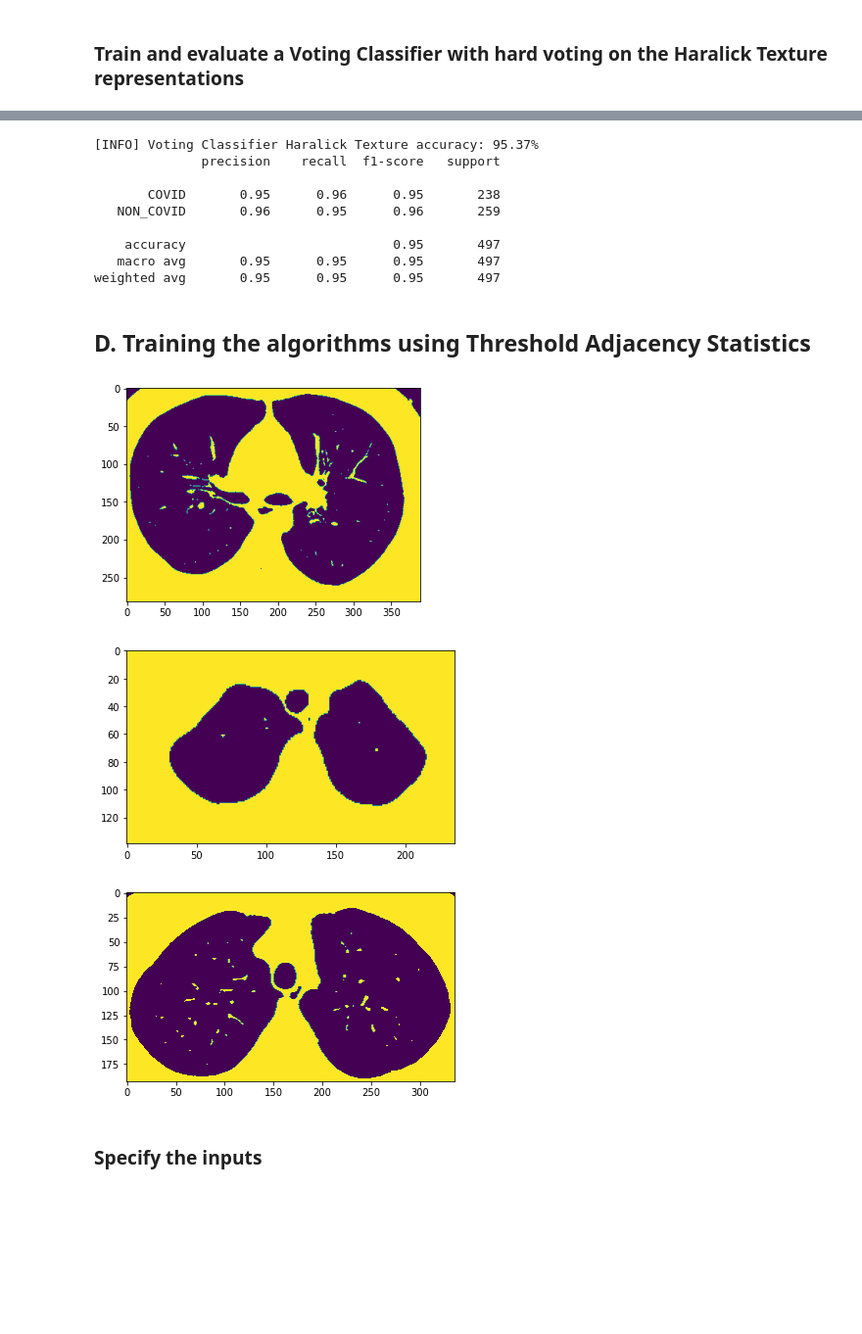
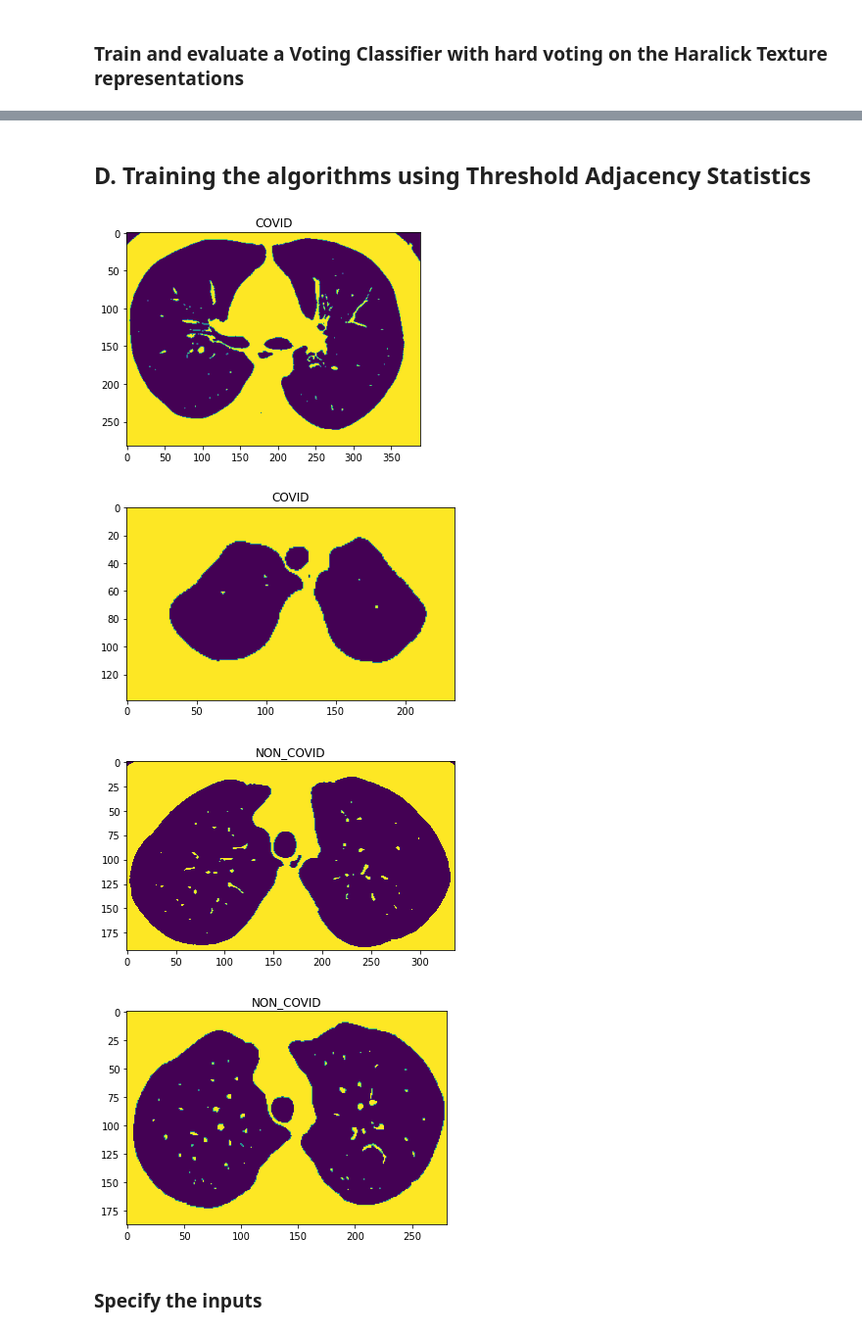
Before and after one commit to alfayoumy/COVID19-Detection, a Jupyter notebook: COVID19-CT.ipynb, the cells around one changed output, grey strips where cells are left out. Shown at 98% size. Cells and saved outputs as stored; diff of their text form; code cells hidden in the pictures; blank space fills up the shorter version.

```diff
--- a/COVID19-CT.ipynb
+++ b/COVID19-CT.ipynb
@@ -186,9 +246,7 @@ X_test = sc.transform(X_test)
 # %% [markdown]
 ### Train and evaluate a k-NN classifer on the raw pixel intensities
 # %%
-print("[INFO] evaluating k-NN raw pixel accuracy...")
+print("[INFO] evaluating k-NN on raw pixel accuracy...")
 knn = KNeighborsClassifier(n_neighbors=3)
-knn.fit(X_train, y_train)
-acc = knn.score(X_test, y_test)
-print("[INFO] k-NN raw pixel accuracy: {:.2f}%".format(acc * 100))
+results.append(benchmark(knn, 'k-NN on Raw Pixels'))
 # %% [output]
@@ -359,5 +444,7 @@ for (i, imagePath) in enumerate(imagePaths):
     hist_full = cv2.calcHist([img],[0],None,[256],[0,256])
     plt.subplot(221), plt.imshow(img, 'gray')
     plt.subplot(222), plt.plot(hist_full)
+    label = imagePath.split(os.path.sep)[-1].split(".")[0]
+    plt.title(label)
     plt.show()
 # %% [output]
@@ -418,9 +505,7 @@ plt.show()
 # %% [markdown]
 ### Train and evaluate a k-NN classifer on the color histogram representations
 # %%
-print("[INFO] evaluating k-NN color histogram accuracy...")
+print("[INFO] evaluating k-NN on color histogram accuracy...")
 knn = KNeighborsClassifier(n_neighbors=3)
-knn.fit(X_train, y_train)
-acc = knn.score(X_test, y_test)
-print("[INFO] k-NN color histogram accuracy: {:.2f}%".format(acc * 100))
+results.append(benchmark(knn, 'k-NN on Color Histograms'))
 # %% [output]
@@ -562,12 +674,13 @@ weighted avg       0.94      0.94      0.94       497
 # %%
 imagePaths = list(paths.list_images("Images-processed/"))
 for (i, imagePath) in enumerate(imagePaths):
-    if i>= 3: break
+    if i>= 4: break
     img = cv2.imread(imagePath)
     gray = cv2.cvtColor(img, cv2.COLOR_BGR2GRAY)
     haralick = mahotas.features.haralick(gray)
     plt.subplot(2,2,1),plt.imshow(img, cmap = 'gray')
-    plt.title('Original'), plt.xticks([]), plt.yticks([])
+    label = imagePath.split(os.path.sep)[-1].split(".")[0]
+    plt.title(label), plt.xticks([]), plt.yticks([])
     plt.subplot(2,2,2),plt.imshow(haralick)
     plt.title('Haralick'), plt.xticks([]), plt.yticks([])
     plt.show()
@@ -744,35 +902,24 @@ y_pred = vot_hard.predict(X_test)
-# %%
-acc = vot_hard.score(X_test, y_test)
-print("[INFO] Voting Classifier Haralick Texture accuracy: {:.2f}%".format(acc * 100))
-print(classification_report(y_test, y_pred))
-# %% [output]
-[INFO] Voting Classifier Haralick Texture accuracy: 95.37%
-              precision    recall  f1-score   support
-
-       COVID       0.95      0.96      0.95       238
-   NON_COVID       0.96      0.95      0.96       259
-
-    accuracy                           0.95       497
-   macro avg       0.95      0.95      0.95       497
-weighted avg       0.95      0.95      0.95       497
 # %% [markdown]
 ## D. Training the algorithms using Threshold Adjacency Statistics
 # %%
 from pylab import imshow, gray, show
 from os import path
 imagePaths = list(paths.list_images("Images-processed/"))
 for (i, imagePath) in enumerate(imagePaths):
-    if i>= 3: break
+    if i>= 4: break
     img = cv2.imread(imagePath)
     gray = cv2.cvtColor(img, cv2.COLOR_BGR2GRAY)
     gray = gray.astype(np.uint8)
     T_rc = mahotas.rc(gray)
+    label = imagePath.split(os.path.sep)[-1].split(".")[0]
+    plt.title(label)
     imshow(gray > T_rc)
     show()
 # %% [output]
-[figure, old version]
+[figure, new version]
-[figure, old version]
+[figure, new version]
-[figure, old version]
+[figure, new version]
+[figure, added]
 # %% [markdown]
 ### Specify the inputs
 # %%
```
Also changed, not shown: parts of 89 cells of this notebook, 3 other files.
